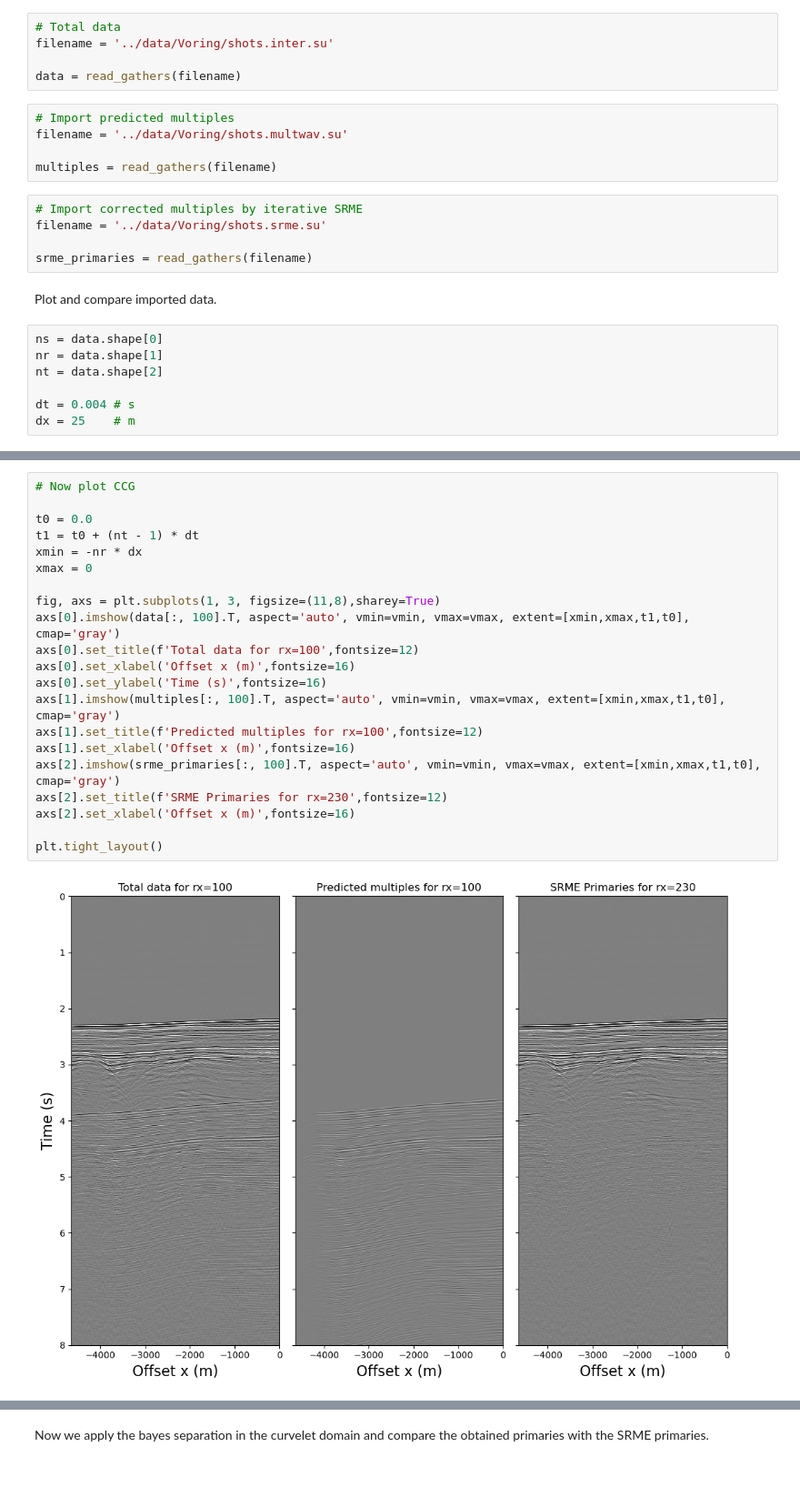
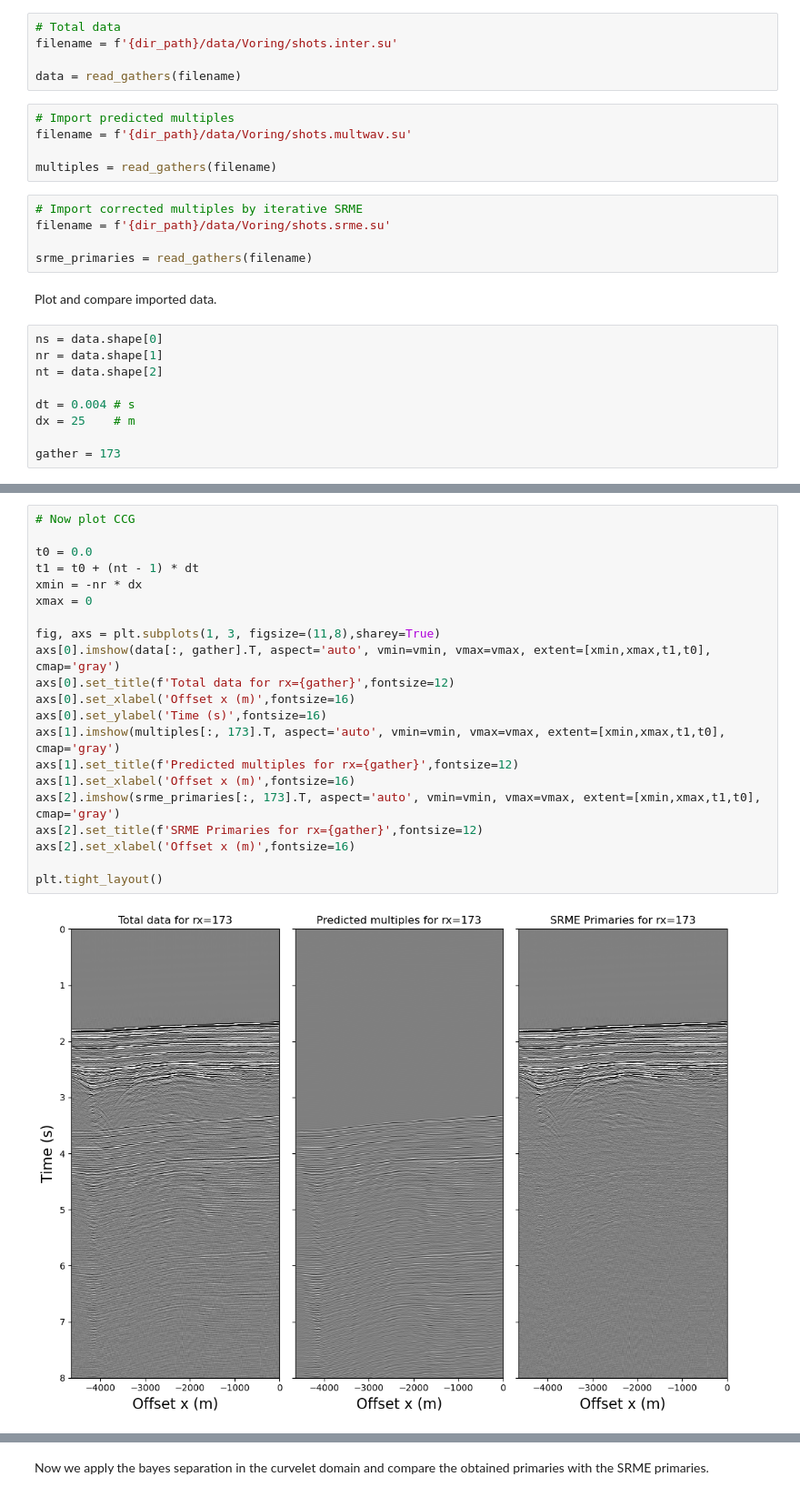
Before and after one commit to DIG-Kaust/Adaptive-subtraction, a Jupyter notebook: notebooks/Primary_Multiple_Curvelet_Separation/Curvelet_Separation_real_data.ipynb, the cells around one changed output, grey strips where cells are left out. Shown at 91% size. Cells and saved outputs as stored; diff of their text form.

```diff
--- a/notebooks/Primary_Multiple_Curvelet_Separation/Curvelet_Separation_real_data.ipynb
+++ b/notebooks/Primary_Multiple_Curvelet_Separation/Curvelet_Separation_real_data.ipynb
@@ -33,17 +36,17 @@ from curvelet_separation import curvelet_separation
 Read the 2d shot gathers.
 # %%
 # Total data
-filename = '../data/Voring/shots.inter.su'
+filename = f'{dir_path}/data/Voring/shots.inter.su'
 
 data = read_gathers(filename)
 # %%
 # Import predicted multiples
-filename = '../data/Voring/shots.multwav.su'
+filename = f'{dir_path}/data/Voring/shots.multwav.su'
 
 multiples = read_gathers(filename)
 # %%
 # Import corrected multiples by iterative SRME
-filename = '../data/Voring/shots.srme.su'
+filename = f'{dir_path}/data/Voring/shots.srme.su'
 
 srme_primaries = read_gathers(filename)
 # %% [markdown]
@@ -55,6 +58,8 @@ nt = data.shape[2]
 
 dt = 0.004 # s
 dx = 25    # m
+
+gather = 173
 # %%
 # Plot some imported CSG
 
@@ -85,23 +90,23 @@ plt.tight_layout()
 # %%
 # Now plot CCG
 
 t0 = 0.0
 t1 = t0 + (nt - 1) * dt
 xmin = -nr * dx
 xmax = 0
 
 fig, axs = plt.subplots(1, 3, figsize=(11,8),sharey=True)
-axs[0].imshow(data[:, 100].T, aspect='auto', vmin=vmin, vmax=vmax, extent=[xmin,xmax,t1,t0], cmap='gray')
-axs[0].set_title(f'Total data for rx=100',fontsize=12)
+axs[0].imshow(data[:, gather].T, aspect='auto', vmin=vmin, vmax=vmax, extent=[xmin,xmax,t1,t0], cmap='gray')
+axs[0].set_title(f'Total data for rx={gather}',fontsize=12)
 axs[0].set_xlabel('Offset x (m)',fontsize=16)
 axs[0].set_ylabel('Time (s)',fontsize=16)
-axs[1].imshow(multiples[:, 100].T, aspect='auto', vmin=vmin, vmax=vmax, extent=[xmin,xmax,t1,t0], cmap='gray')
-axs[1].set_title(f'Predicted multiples for rx=100',fontsize=12)
+axs[1].imshow(multiples[:, 173].T, aspect='auto', vmin=vmin, vmax=vmax, extent=[xmin,xmax,t1,t0], cmap='gray')
+axs[1].set_title(f'Predicted multiples for rx={gather}',fontsize=12)
 axs[1].set_xlabel('Offset x (m)',fontsize=16)
-axs[2].imshow(srme_primaries[:, 100].T, aspect='auto', vmin=vmin, vmax=vmax, extent=[xmin,xmax,t1,t0], cmap='gray')
-axs[2].set_title(f'SRME Primaries for rx=230',fontsize=12)
+axs[2].imshow(srme_primaries[:, 173].T, aspect='auto', vmin=vmin, vmax=vmax, extent=[xmin,xmax,t1,t0], cmap='gray')
+axs[2].set_title(f'SRME Primaries for rx={gather}',fontsize=12)
 axs[2].set_xlabel('Offset x (m)',fontsize=16)
 
 plt.tight_layout()
 # %% [output]
-[figure, old version]
+[figure, new version]
```
Also changed, not shown: parts of 14 cells of this notebook, 2 other files.
